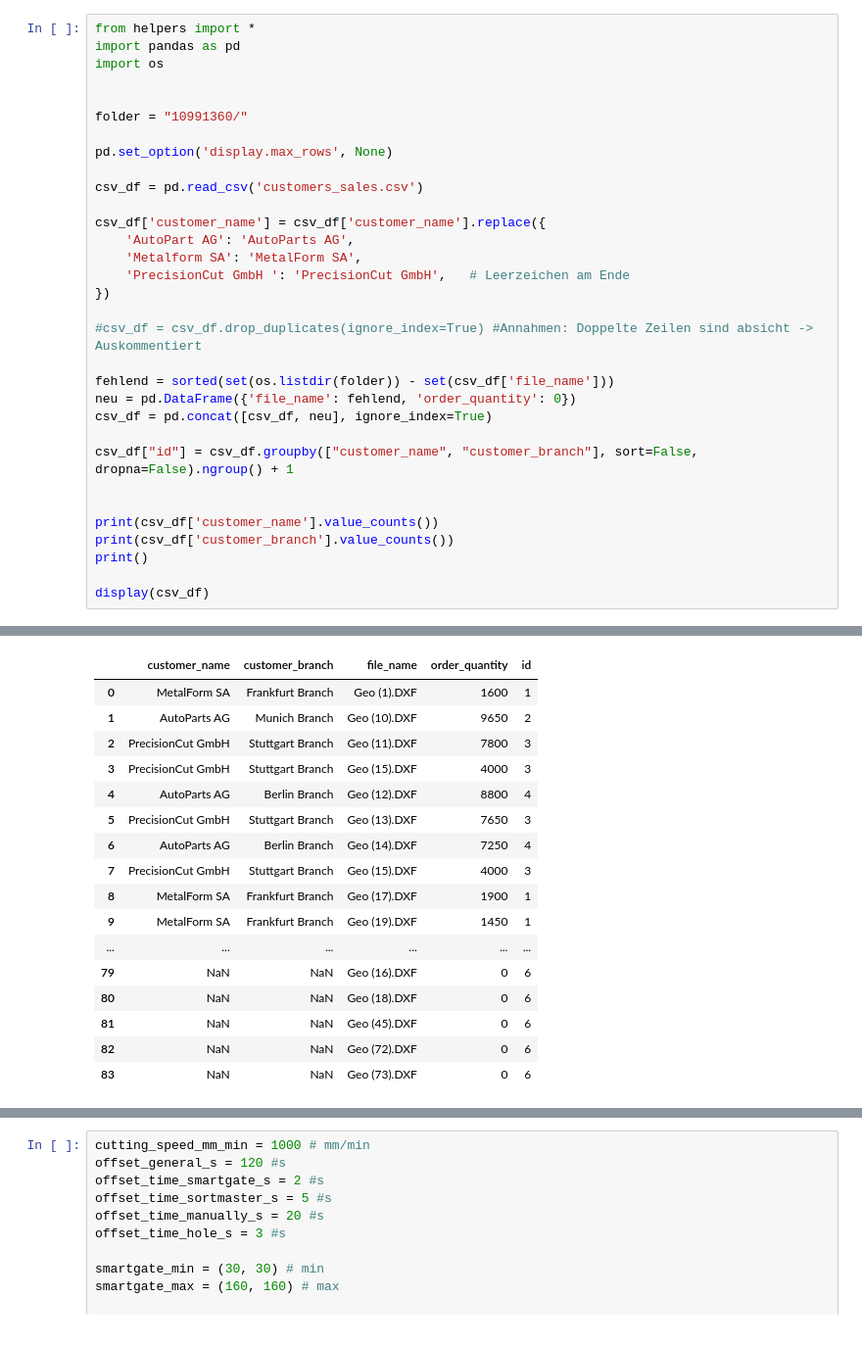
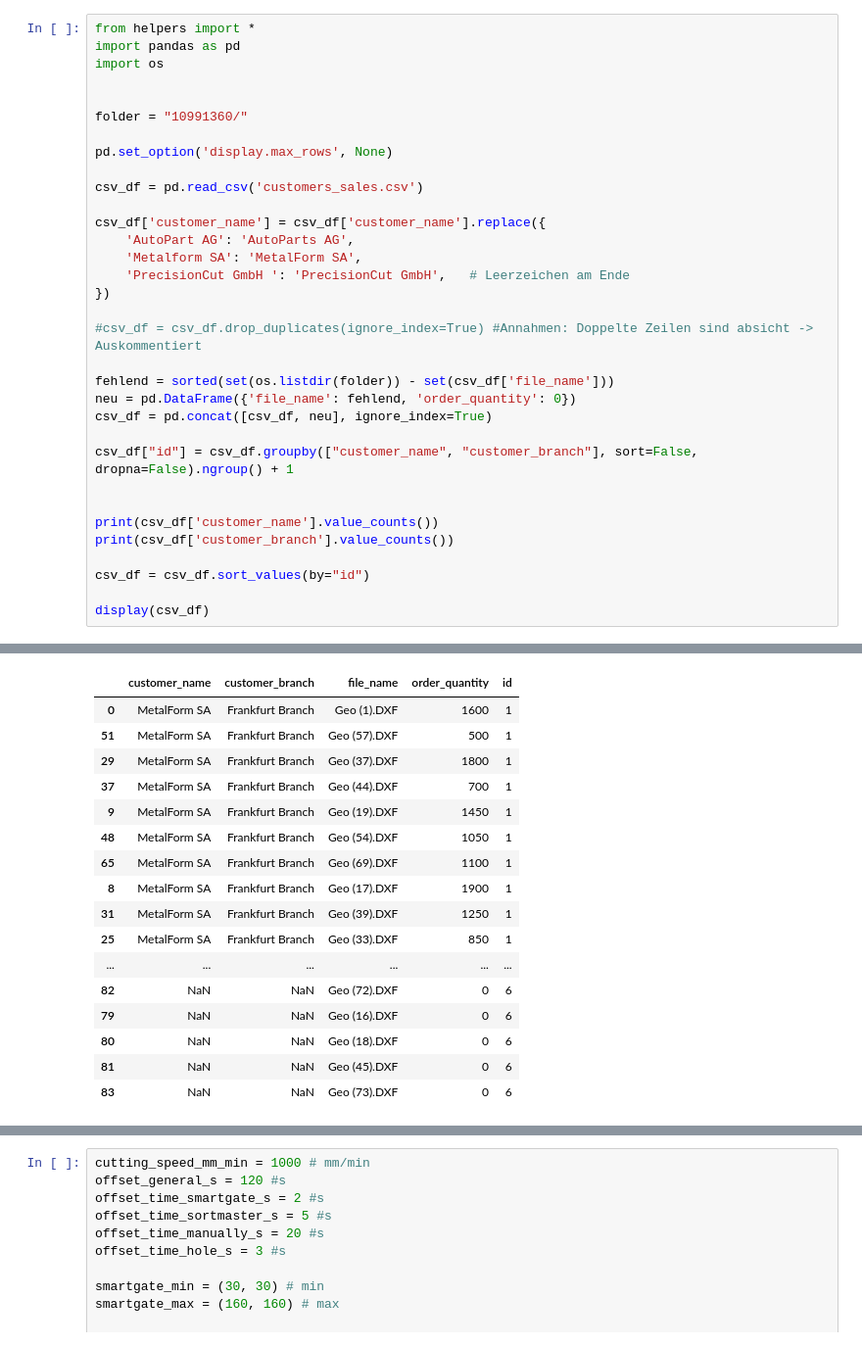
Before and after one commit to Nanof5/DSF4E, a Jupyter notebook: DSF4E_Challenge1/01_data_preparation.ipynb, the cells around one changed output, grey strips where cells are left out. Shown at 98% size. Cells and saved outputs as stored; diff of their text form.

```diff
--- a/DSF4E_Challenge1/01_data_preparation.ipynb
+++ b/DSF4E_Challenge1/01_data_preparation.ipynb
@@ -18,46 +18,47 @@ csv_df['customer_name'] = csv_df['customer_name'].replace({
 
 #csv_df = csv_df.drop_duplicates(ignore_index=True) #Annahmen: Doppelte Zeilen sind absicht -> Auskommentiert
 
 fehlend = sorted(set(os.listdir(folder)) - set(csv_df['file_name']))
 neu = pd.DataFrame({'file_name': fehlend, 'order_quantity': 0})
 csv_df = pd.concat([csv_df, neu], ignore_index=True)
 
 csv_df["id"] = csv_df.groupby(["customer_name", "customer_branch"], sort=False, dropna=False).ngroup() + 1
 
 
 print(csv_df['customer_name'].value_counts())
 print(csv_df['customer_branch'].value_counts())
-print()
+
+csv_df = csv_df.sort_values(by="id")
 
 display(csv_df)
 # %% [output]
 customer_name
 AutoParts AG          34
 PrecisionCut GmbH     21
 MetalForm SA          13
 TechFab Industries    11
 Name: count, dtype: int64
 customer_branch
 Stuttgart Branch    21
 Munich Branch       19
 Berlin Branch       15
 Frankfurt Branch    13
 Hamburg Branch      11
 Name: count, dtype: int64
 |  | customer_name | customer_branch | file_name | order_quantity | id |
 | 0 | MetalForm SA | Frankfurt Branch | Geo (1).DXF | 1600 | 1 |
-| 1 | AutoParts AG | Munich Branch | Geo (10).DXF | 9650 | 2 |
-| 2 | PrecisionCut GmbH | Stuttgart Branch | Geo (11).DXF | 7800 | 3 |
-| 3 | PrecisionCut GmbH | Stuttgart Branch | Geo (15).DXF | 4000 | 3 |
-| 4 | AutoParts AG | Berlin Branch | Geo (12).DXF | 8800 | 4 |
-| 5 | PrecisionCut GmbH | Stuttgart Branch | Geo (13).DXF | 7650 | 3 |
-| 6 | AutoParts AG | Berlin Branch | Geo (14).DXF | 7250 | 4 |
-| 7 | PrecisionCut GmbH | Stuttgart Branch | Geo (15).DXF | 4000 | 3 |
+| 51 | MetalForm SA | Frankfurt Branch | Geo (57).DXF | 500 | 1 |
+| 29 | MetalForm SA | Frankfurt Branch | Geo (37).DXF | 1800 | 1 |
+| 37 | MetalForm SA | Frankfurt Branch | Geo (44).DXF | 700 | 1 |
+| 9 | MetalForm SA | Frankfurt Branch | Geo (19).DXF | 1450 | 1 |
+| 48 | MetalForm SA | Frankfurt Branch | Geo (54).DXF | 1050 | 1 |
+| 65 | MetalForm SA | Frankfurt Branch | Geo (69).DXF | 1100 | 1 |
 | 8 | MetalForm SA | Frankfurt Branch | Geo (17).DXF | 1900 | 1 |
-| 9 | MetalForm SA | Frankfurt Branch | Geo (19).DXF | 1450 | 1 |
+| 31 | MetalForm SA | Frankfurt Branch | Geo (39).DXF | 1250 | 1 |
+| 25 | MetalForm SA | Frankfurt Branch | Geo (33).DXF | 850 | 1 |
 | ... | ... | ... | ... | ... | ... |
+| 82 | NaN | NaN | Geo (72).DXF | 0 | 6 |
 | 79 | NaN | NaN | Geo (16).DXF | 0 | 6 |
 | 80 | NaN | NaN | Geo (18).DXF | 0 | 6 |
 | 81 | NaN | NaN | Geo (45).DXF | 0 | 6 |
-| 82 | NaN | NaN | Geo (72).DXF | 0 | 6 |
 | 83 | NaN | NaN | Geo (73).DXF | 0 | 6 |
```
Also changed, not shown: parts of 2 cells of this notebook, 3 other files.
